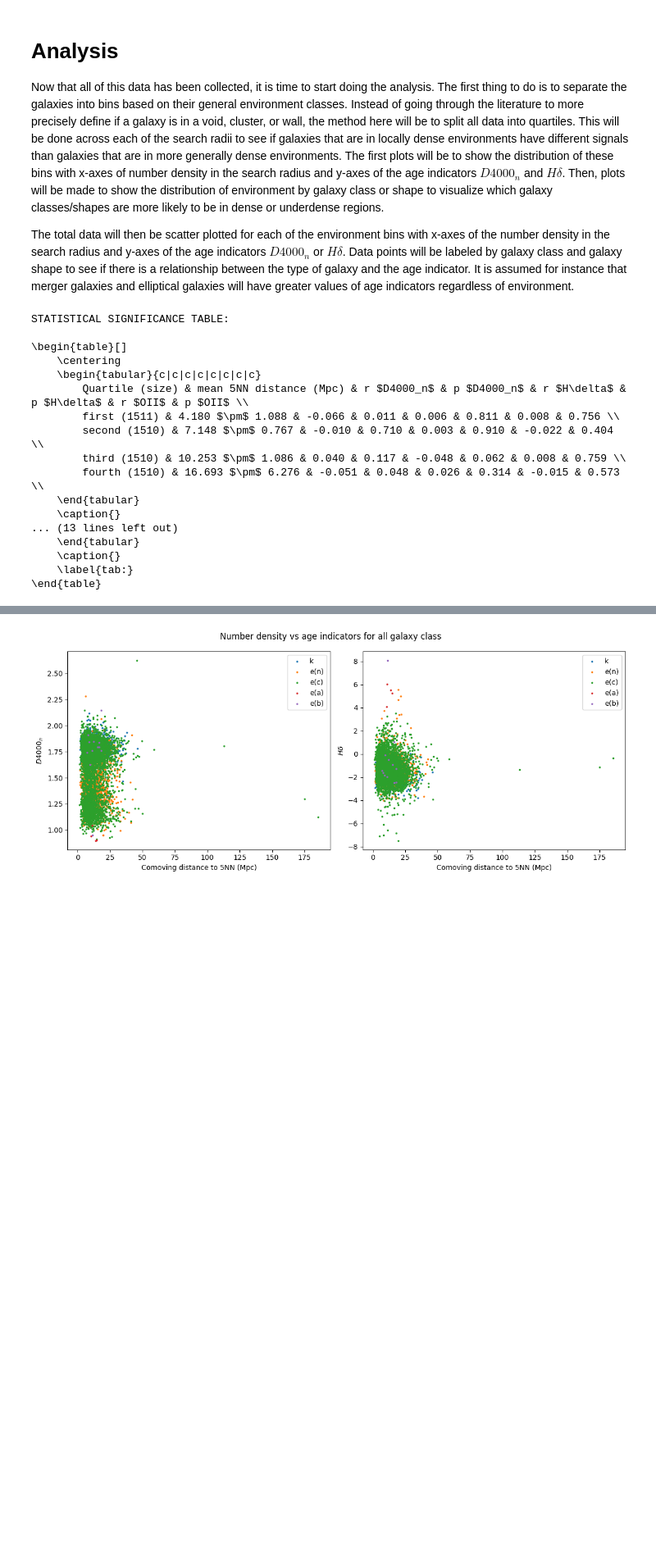
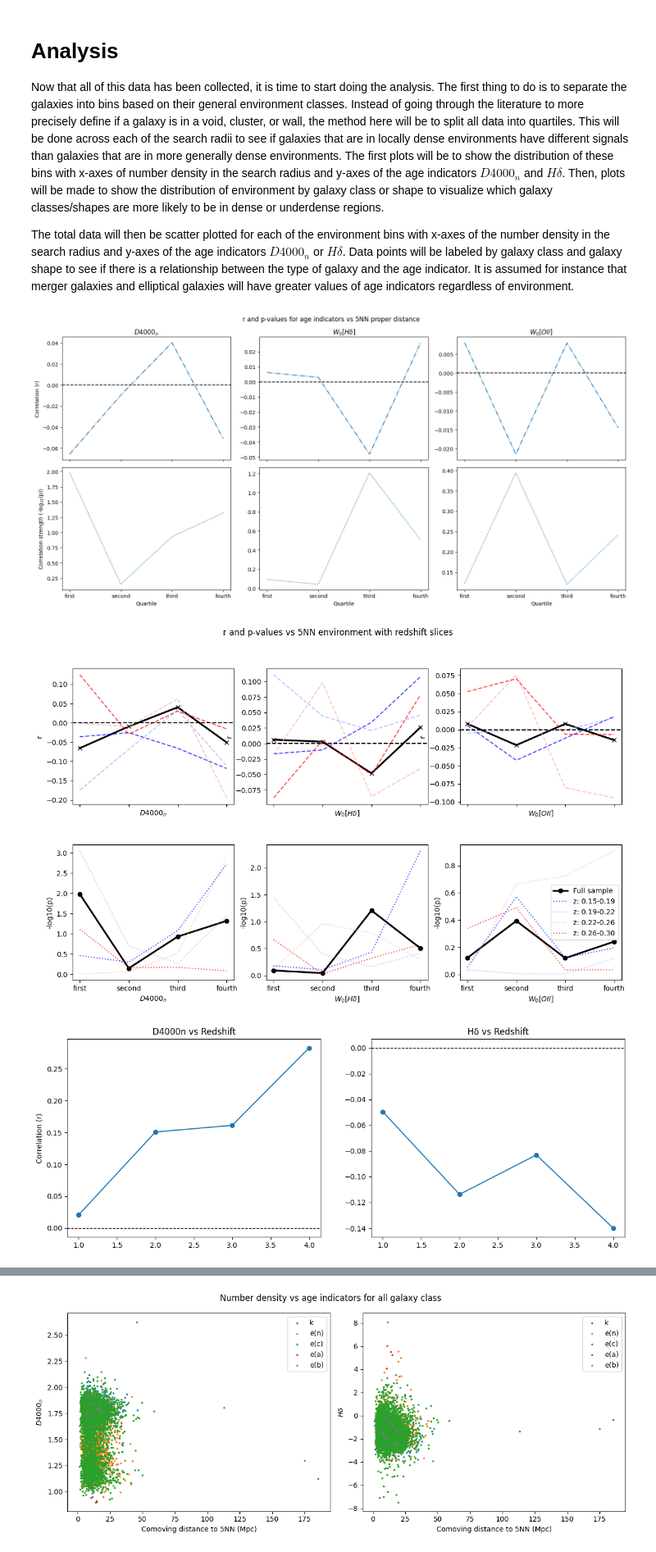
Before and after one commit to maraMaraschino/capstone-project, a Jupyter notebook: timescapes-notebook.ipynb, the cells around one changed output, grey strips where cells are left out. Shown at 82% size. Drawn from its saved outputs; the diff is of its cells as text; code cells hidden in the pictures; blank space fills up the shorter version.

Commit message:
z-slice labelling

```diff
--- a/timescapes-notebook.ipynb
+++ b/timescapes-notebook.ipynb
@@ -1260,7 +1260,7 @@ def plot_stats_per_quartile(dict_key, result, env_key='fifth_nn_phys', radius_in
     plt.tight_layout()
     plt.show()
 
-#plot_stats_per_quartile('class_dict', result, 'fifth_nn_phys')
+plot_stats_per_quartile('class_dict', result, 'fifth_nn_phys')
 
 def plot_stats_per_quartile_nn_with_zslices(dict_key, result, env_key='fifth_nn_phys', radius_index=None, z_bins=None):
     """
@@ -1306,7 +1306,7 @@ def plot_stats_per_quartile_nn_with_zslices(dict_key, result, env_key='fifth_nn_
 
     if z_bins is not None:
         for z_min, z_max in z_bins:
-            slice_labels.append(f"{z_min:.2f}-{z_max:.2f}")
+            slice_labels.append(f"z: {z_min:.2f}-{z_max:.2f}")
             slice_total_bins = bin_environment_by_quartile(dict_key, result, env_key, radius_index=radius_index, z_min=z_min, z_max=z_max)
 
             r_D4000n, r_h_delta, r_o_ii = [], [], []
@@ -1343,6 +1343,8 @@ def plot_stats_per_quartile_nn_with_zslices(dict_key, result, env_key='fifth_nn_
     fig, axes = plt.subplots(2, 3, figsize=(14, 8), sharex=True)
 
     num_slices = len(z_bins)
+    cmap = plt.colormaps.get_cmap('bwr')
+    colors = [cmap(i/(num_slices-1)) for i in range(num_slices)]
     gray_shades = [str(0.2 + 0.6*i/(num_slices-1)) for i in range(num_slices)]
 
 
@@ -1351,7 +1353,7 @@ def plot_stats_per_quartile_nn_with_zslices(dict_key, result, env_key='fifth_nn_
         axes[0,i].plot(x_positions, r_vals_full[key], marker='x', linestyle='-', linewidth=2.5, color='black', label='Full sample')
         if z_bins:
             for j, _ in enumerate(z_bins):
-                axes[0,i].plot(x_positions, slice_r_vals[key][j], linestyle='dashed', color=gray_shades[j], alpha=0.7)
+                axes[0,i].plot(x_positions, slice_r_vals[key][j], linestyle='dashed', color=colors[j], alpha=0.7, label=slice_labels[j])
 
         axes[0,i].axhline(0, color='black', linestyle='dashed')
         axes[0,i].set_xticks(x_positions)
@@ -1364,12 +1366,13 @@ def plot_stats_per_quartile_nn_with_zslices(dict_key, result, env_key='fifth_nn_
         axes[1,i].plot(x_positions, p_vals_full[key], marker='o', linestyle='-', linewidth=2.5, color='black', label='Full sample')
         if z_bins:
             for j, _ in enumerate(z_bins):
-                axes[1,i].plot(x_positions, slice_p_vals[key][j], linestyle='dotted', color=gray_shades[j], alpha=0.7)
+                axes[1,i].plot(x_positions, slice_p_vals[key][j], linestyle='dotted', color=colors[j], alpha=0.7, label=slice_labels[j])
         axes[1,i].set_xlabel([r'$D4000_n$', r'$W_0[H\delta]$', r'$W_0[O II]$'][i])
         axes[1,i].set_ylabel('-log10(p)')
 
     fig.suptitle('r and p-values vs 5NN environment with redshift slices')
     fig.subplots_adjust(hspace=0.3)
+    plt.legend()
     plt.show()
 
 def make_redshift_slices(z_min=None, z_max=None, n_slices=3, z_values=None):
@@ -1389,8 +1392,8 @@ def make_redshift_slices(z_min=None, z_max=None, n_slices=3, z_values=None):
     z_bins = [(edges[i], edges[i+1]) for i in range(n_slices)]
     return z_bins
 
-z_bins = make_redshift_slices(0.15, 0.3, 10)
-#plot_stats_per_quartile_nn_with_zslices('class_dict', result, 'fifth_nn_phys', z_bins = z_bins)
+z_bins = make_redshift_slices(0.15, 0.3, 4)
+plot_stats_per_quartile_nn_with_zslices('class_dict', result, 'fifth_nn_phys', z_bins = z_bins)
 
 def plot_stats_vs_redshift_per_quartile(dict_key, result, env_key):
 
@@ -1459,7 +1462,7 @@ def plot_stats_vs_redshift_per_quartile(dict_key, result, env_key):
     plt.tight_layout()
     plt.show()
 
-#plot_stats_vs_redshift_per_quartile('class_dict', result, 'fifth_nn_phys')
+plot_stats_vs_redshift_per_quartile('class_dict', result, 'fifth_nn_phys')
 
 def plot_stats_per_quartile_density(dict_key, result):
 
@@ -1548,7 +1551,7 @@ def plot_stats_per_quartile_density(dict_key, result):
     plt.show()
 
 
-#plot_stats_per_quartile_density('class_dict', result)
+plot_stats_per_quartile_density('class_dict', result)
 
 def create_information_table(dict_key, result, env_key, radius_index=None, z_min=None, z_max=None):
     """
@@ -1631,7 +1634,7 @@ def create_information_table(dict_key, result, env_key, radius_index=None, z_min
     print("\\end{table}")
     print()
 
-create_information_table('class_dict', result, 'fifth_nn_phys')
+#create_information_table('class_dict', result, 'fifth_nn_phys')
 
 def print_correlation_stats_by_bin(dict_key, result, env_key, z_min=None, z_max=None):
     print(f"Statistical information by galaxy {dict_key[:-5]}:")
@@ -1663,47 +1666,33 @@ def print_correlation_stats_by_bin(dict_key, result, env_key, z_min=None, z_max=
         print()
 
 #print_correlation_stats_by_bin('class_dict', result, 'fifth_nn_phys')
 
 def scatter_by_class_and_bin(dict_key, type_key, result, radius_index):
     radii = [2, 5, 10, 15]
     by_class_quartile_bins = bin_type_by_environment_quartile(dict_key, type_key, result, radius_index)
     for quartile, data in by_class_quartile_bins.items():
         fig, (ax1, ax2) = plt.subplots(1, 2, figsize=(14, 5), sharex=True)
         n = data['n']
         mean = data['mean']
         median = data['median']
         std = data['std']
         mean_stderr = data['mean stderr']
         D4000n_vals = data['D4000n_vals']
         h_delta_vals= data['h_delta_vals']
         density_vals= data['density_vals']
 
         ax1.scatter(density_vals, D4000n_vals, s=3)
         ax1.set_xlabel(r'Density ($N/Mpc^3$)')
         ax1.set_ylabel(r'$D4000_n$')
 
         ax2.scatter(density_vals, h_delta_vals, s=3)
         ax2.set_xlabel(r'Density ($N/Mpc^3$)')
         ax2.set_ylabel(r'$H\delta$ EW')
         fig.suptitle(f'{type_key} galaxies: {quartile} density quartile (search radius = {radii[radius_index]} Mpc)')
         plt.show()
 
 #scatter_by_class_and_bin('class_dict', 'e(c)', result, 3)
 # %% [output]
-STATISTICAL SIGNIFICANCE TABLE:
-
-\begin{table}[]
-    \centering
-    \begin{tabular}{c|c|c|c|c|c|c|c}
-        Quartile (size) & mean 5NN distance (Mpc) & r $D4000_n$ & p $D4000_n$ & r $H\delta$ & p $H\delta$ & r $OII$ & p $OII$ \\
-        first (1511) & 4.180 $\pm$ 1.088 & -0.066 & 0.011 & 0.006 & 0.811 & 0.008 & 0.756 \\
-        second (1510) & 7.148 $\pm$ 0.767 & -0.010 & 0.710 & 0.003 & 0.910 & -0.022 & 0.404 \\
-        third (1510) & 10.253 $\pm$ 1.086 & 0.040 & 0.117 & -0.048 & 0.062 & 0.008 & 0.759 \\
-        fourth (1510) & 16.693 $\pm$ 6.276 & -0.051 & 0.048 & 0.026 & 0.314 & -0.015 & 0.573 \\
-    \end{tabular}
-    \caption{}
-... (13 lines left out)
-    \end{tabular}
-    \caption{}
-    \label{tab:}
-\end{table}
+[figure, added]
+[figure, added]
+[figure, added]
```
Also changed, not shown: parts of 1 cell of this notebook.
